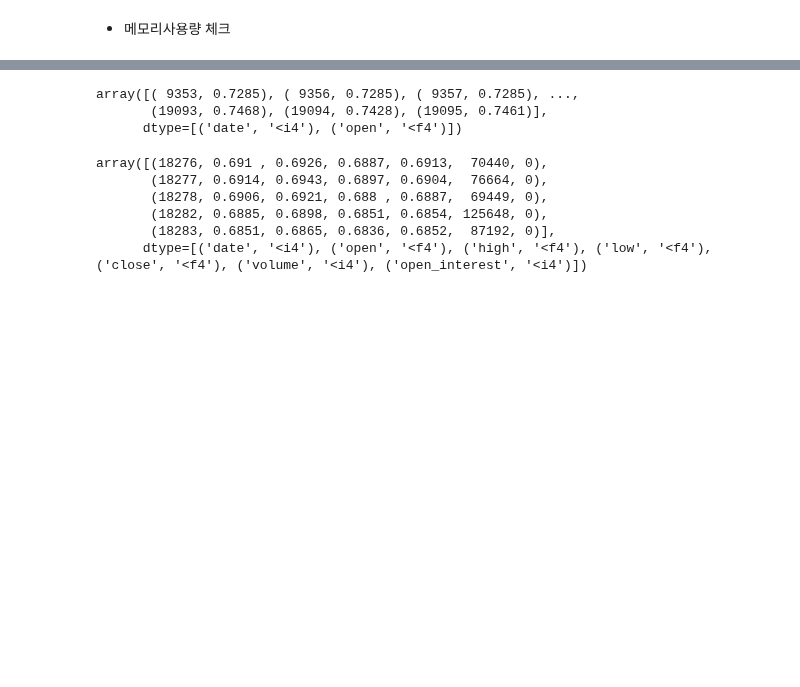
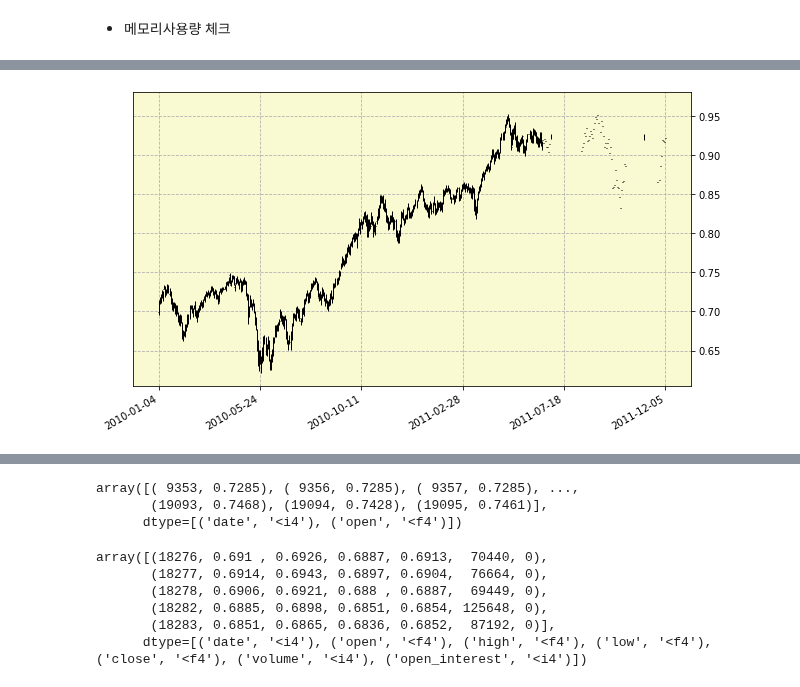
Before and after one commit to zipu/Trading, a Jupyter notebook: test.ipynb, the cells around one changed output, grey strips where cells are left out. Cells and saved outputs as stored; diff of their text form; code cells hidden in the pictures; blank space fills up the shorter version.

```diff
--- a/test.ipynb
+++ b/test.ipynb
@@ -20,0 +43,4 @@ monitor_memory(dir())
+# %%
+view(instruments.quotes(db='srf', method='bo', start='2010-01-01', end='2011-12-05')['AD'])
+# %% [output]
+[figure, added]
```
Also changed, not shown: parts of 25 cells of this notebook, 15 other files.
